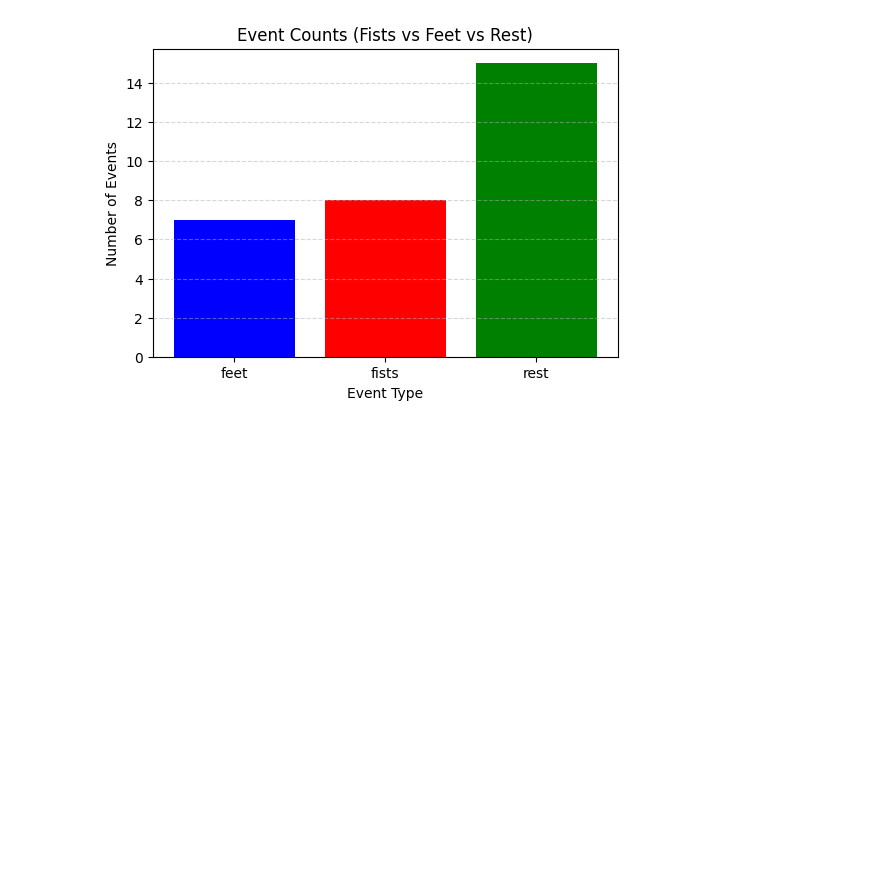
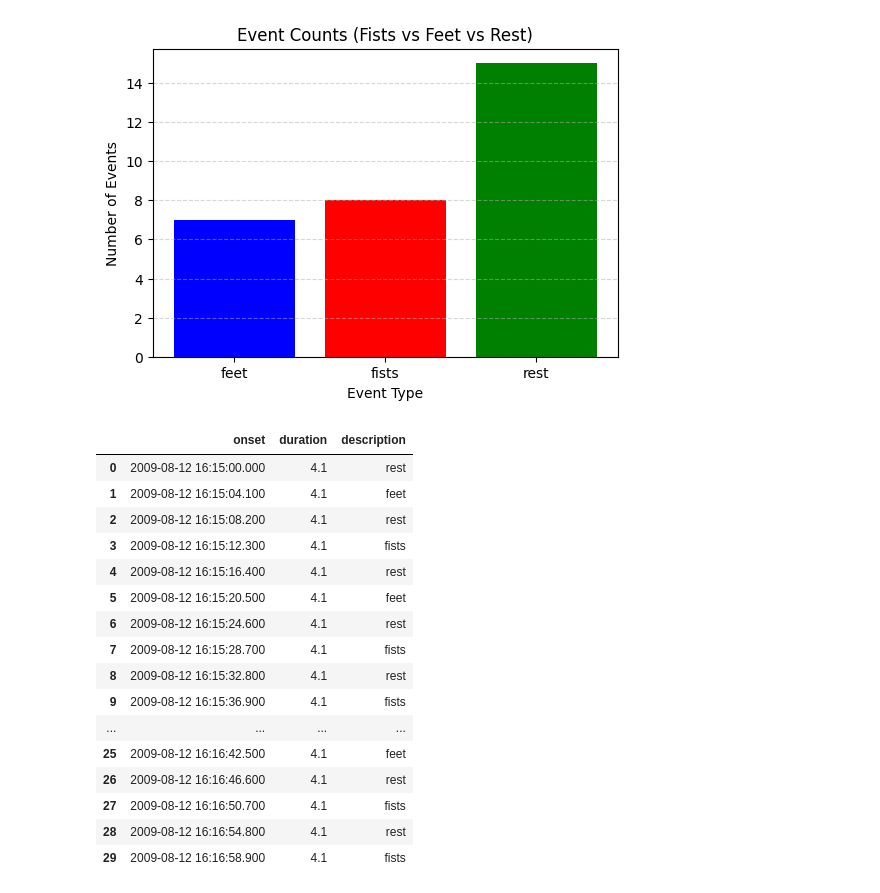
Before and after one commit to lightonray/EEG-brain-waves, a Jupyter notebook: miniproject/data_exploration.ipynb, the cells around one changed output. Cells and saved outputs as stored; diff of their text form; code cells hidden in the pictures; blank space fills up the shorter version.

```diff
--- a/miniproject/data_exploration.ipynb
+++ b/miniproject/data_exploration.ipynb
@@ -110,3 +130,23 @@ plt.grid(axis='y', linestyle='--', alpha=0.5)
 plt.show()
 # %% [output]
 [figure]
+# %%
+raw.annotations.to_data_frame()
+# %% [output]
+|  | onset | duration | description |
+| 0 | 2009-08-12 16:15:00.000 | 4.1 | rest |
+| 1 | 2009-08-12 16:15:04.100 | 4.1 | feet |
+| 2 | 2009-08-12 16:15:08.200 | 4.1 | rest |
+| 3 | 2009-08-12 16:15:12.300 | 4.1 | fists |
+| 4 | 2009-08-12 16:15:16.400 | 4.1 | rest |
+| 5 | 2009-08-12 16:15:20.500 | 4.1 | feet |
+| 6 | 2009-08-12 16:15:24.600 | 4.1 | rest |
+| 7 | 2009-08-12 16:15:28.700 | 4.1 | fists |
+| 8 | 2009-08-12 16:15:32.800 | 4.1 | rest |
+| 9 | 2009-08-12 16:15:36.900 | 4.1 | fists |
+| ... | ... | ... | ... |
+| 25 | 2009-08-12 16:16:42.500 | 4.1 | feet |
+| 26 | 2009-08-12 16:16:46.600 | 4.1 | rest |
+| 27 | 2009-08-12 16:16:50.700 | 4.1 | fists |
+| 28 | 2009-08-12 16:16:54.800 | 4.1 | rest |
+| 29 | 2009-08-12 16:16:58.900 | 4.1 | fists |
```
Also changed, not shown: parts of 3 cells of this notebook.
